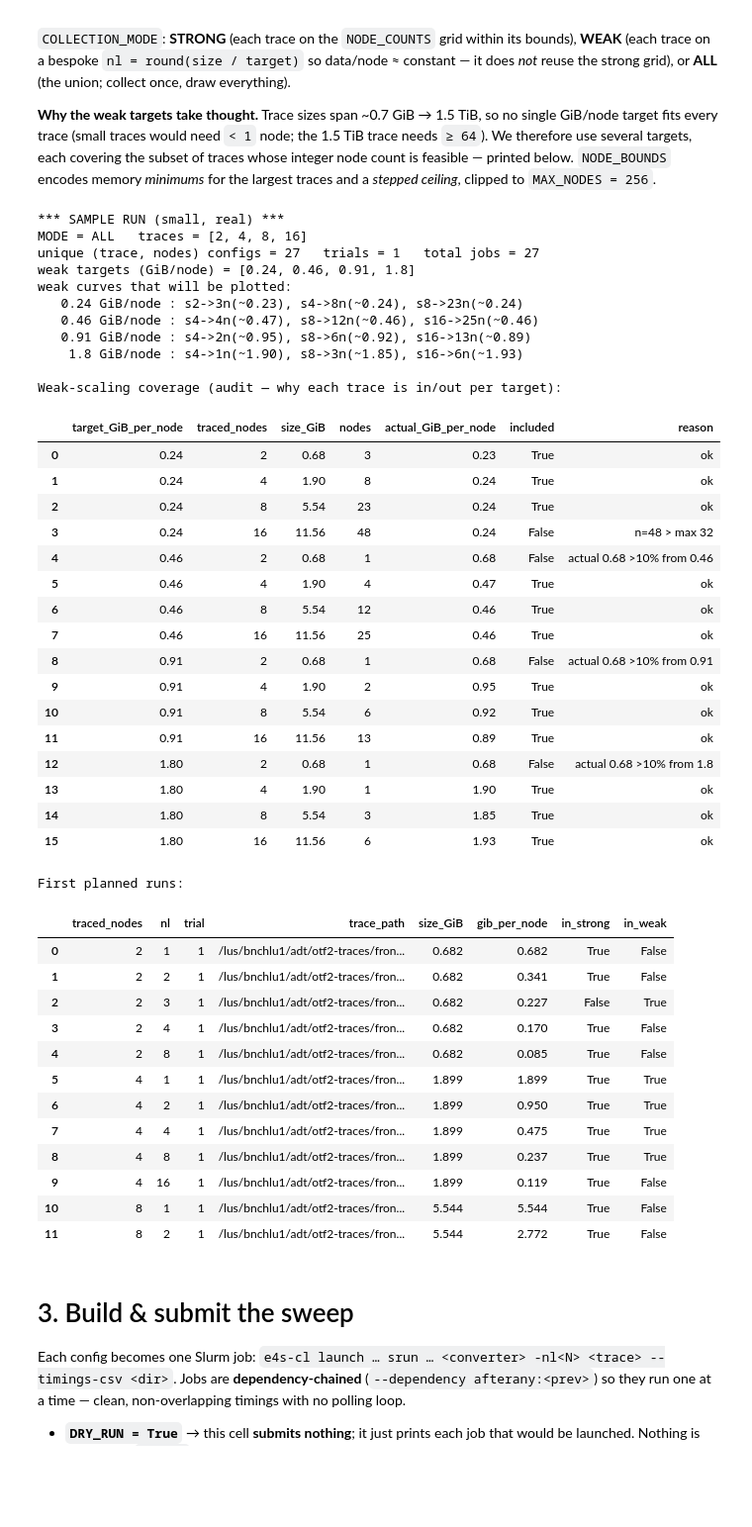
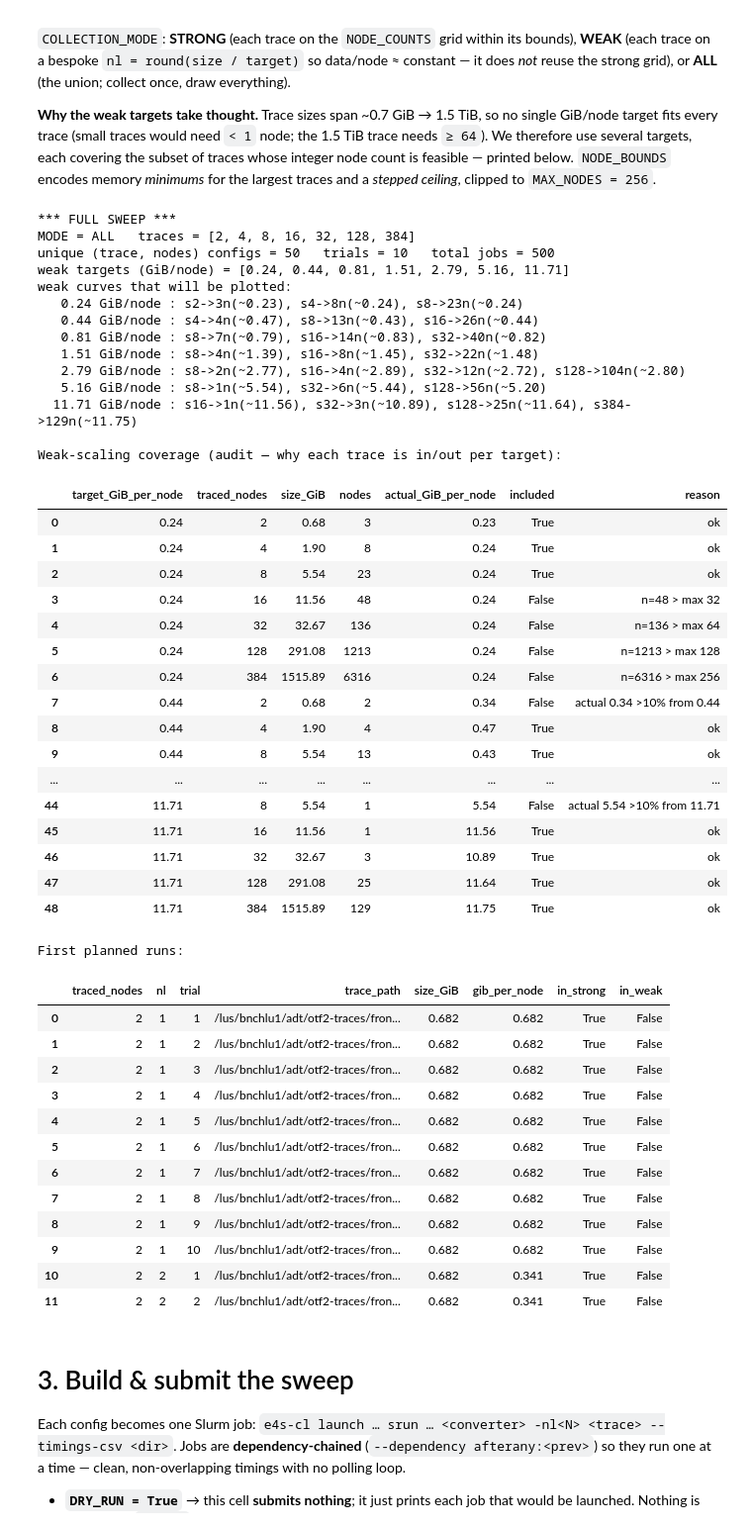
Before and after one commit to hpc-ai-adv-dev/fastotf2, a Jupyter notebook: workflows/scaling/converter-scaling-new.ipynb, the cells around one changed output. Shown at 99% size. Cells and saved outputs as stored; diff of their text form; code cells hidden in the pictures; blank space fills up the shorter version.

```diff
--- a/workflows/scaling/converter-scaling-new.ipynb
+++ b/workflows/scaling/converter-scaling-new.ipynb
@@ -219,7 +219,7 @@ integer node count is feasible — printed below. `NODE_BOUNDS` encodes memory *
 the largest traces and a *stepped ceiling*, clipped to `MAX_NODES = 256`.
 # %%
 # ============================ EXPERIMENT DESIGN ============================
-SAMPLE_RUN = True    # True: small but real matrix to check the pipeline + graphs.
+SAMPLE_RUN = False   # True: small but real matrix to check the pipeline + graphs.
                      # False: the full sweep.
 DRY_RUN    = False   # True: submit NOTHING in §3 — just print the jobs that WOULD run.
                      # (works with either the sample or the full matrix)
@@ -252,7 +252,7 @@ WEAK_TOLERANCE       = 0.1   # a trace joins curve g only if |actual - g| / g <=
 MIN_TRACES_PER_CURVE = 3     # a target must cover >= this many traces to be worth plotting
 
 # Repetition & Slurm knobs
-NUM_TRIALS       = 3
+NUM_TRIALS       = 10
 WARMUP           = False           # one unrecorded run per config before the timed trials
 WALLTIME         = "00:30:00"      # fixed; even the slowest jobs finish < 15 min
 EXCLUSIVE        = True            # #SBATCH --exclusive -> clean, non-shared perf numbers
@@ -369,66 +369,69 @@ plan = {
 }
 (RUN_DIR / "plan.json").write_text(json.dumps(plan, indent=2))
 
 # ---- Report the plan (so you see the cost before submitting) ----
 n_jobs = len(runs_df) + (len(configs) if WARMUP else 0)
 print("*** SAMPLE RUN (small, real) ***" if SAMPLE_RUN else "*** FULL SWEEP ***",
       "   [DRY RUN — nothing will be submitted]" if DRY_RUN else "")
 print(f"MODE = {COLLECTION_MODE}   traces = {TRACES_TO_INCLUDE}")
 print(f"unique (trace, nodes) configs = {len(configs)}   trials = {NUM_TRIALS}"
       f"   total jobs = {n_jobs}{' (incl. warmup)' if WARMUP else ''}")
 print(f"weak targets (GiB/node) = {weak_targets}")
 if weak_curves:
     print("weak curves that will be plotted:")
     for g, members in sorted(weak_curves.items()):
         pts = ", ".join(f"s{t}->{n}n(~{trace_sizes_gib[t] / n:.2f})" for t, n in sorted(members))
         print(f"  {g:>5} GiB/node : {pts}")
 print("\nWeak-scaling coverage (audit — why each trace is in/out per target):")
 display(weak_coverage_table(weak_targets))
 print("First planned runs:")
 display(runs_df.head(12))
 # %% [output]
-*** SAMPLE RUN (small, real) ***
-MODE = ALL   traces = [2, 4, 8, 16]
-unique (trace, nodes) configs = 27   trials = 1   total jobs = 27
-weak targets (GiB/node) = [0.24, 0.46, 0.91, 1.8]
+*** FULL SWEEP ***
+MODE = ALL   traces = [2, 4, 8, 16, 32, 128, 384]
+unique (trace, nodes) configs = 50   trials = 10   total jobs = 500
+weak targets (GiB/node) = [0.24, 0.44, 0.81, 1.51, 2.79, 5.16, 11.71]
 weak curves that will be plotted:
    0.24 GiB/node : s2->3n(~0.23), s4->8n(~0.24), s8->23n(~0.24)
-   0.46 GiB/node : s4->4n(~0.47), s8->12n(~0.46), s16->25n(~0.46)
-   0.91 GiB/node : s4->2n(~0.95), s8->6n(~0.92), s16->13n(~0.89)
-    1.8 GiB/node : s4->1n(~1.90), s8->3n(~1.85), s16->6n(~1.93)
+   0.44 GiB/node : s4->4n(~0.47), s8->13n(~0.43), s16->26n(~0.44)
+   0.81 GiB/node : s8->7n(~0.79), s16->14n(~0.83), s32->40n(~0.82)
+   1.51 GiB/node : s8->4n(~1.39), s16->8n(~1.45), s32->22n(~1.48)
+   2.79 GiB/node : s8->2n(~2.77), s16->4n(~2.89), s32->12n(~2.72), s128->104n(~2.80)
+   5.16 GiB/node : s8->1n(~5.54), s32->6n(~5.44), s128->56n(~5.20)
+  11.71 GiB/node : s16->1n(~11.56), s32->3n(~10.89), s128->25n(~11.64), s384->129n(~11.75)
 
 Weak-scaling coverage (audit — why each trace is in/out per target):
 |  | target_GiB_per_node | traced_nodes | size_GiB | nodes | actual_GiB_per_node | included | reason |
 | 0 | 0.24 | 2 | 0.68 | 3 | 0.23 | True | ok |
 | 1 | 0.24 | 4 | 1.90 | 8 | 0.24 | True | ok |
 | 2 | 0.24 | 8 | 5.54 | 23 | 0.24 | True | ok |
 | 3 | 0.24 | 16 | 11.56 | 48 | 0.24 | False | n=48 > max 32 |
-| 4 | 0.46 | 2 | 0.68 | 1 | 0.68 | False | actual 0.68 >10% from 0.46 |
-| 5 | 0.46 | 4 | 1.90 | 4 | 0.47 | True | ok |
-| 6 | 0.46 | 8 | 5.54 | 12 | 0.46 | True | ok |
-| 7 | 0.46 | 16 | 11.56 | 25 | 0.46 | True | ok |
-| 8 | 0.91 | 2 | 0.68 | 1 | 0.68 | False | actual 0.68 >10% from 0.91 |
-| 9 | 0.91 | 4 | 1.90 | 2 | 0.95 | True | ok |
-| 10 | 0.91 | 8 | 5.54 | 6 | 0.92 | True | ok |
-| 11 | 0.91 | 16 | 11.56 | 13 | 0.89 | True | ok |
-| 12 | 1.80 | 2 | 0.68 | 1 | 0.68 | False | actual 0.68 >10% from 1.8 |
-| 13 | 1.80 | 4 | 1.90 | 1 | 1.90 | True | ok |
-| 14 | 1.80 | 8 | 5.54 | 3 | 1.85 | True | ok |
-| 15 | 1.80 | 16 | 11.56 | 6 | 1.93 | True | ok |
+| 4 | 0.24 | 32 | 32.67 | 136 | 0.24 | False | n=136 > max 64 |
+| 5 | 0.24 | 128 | 291.08 | 1213 | 0.24 | False | n=1213 > max 128 |
+| 6 | 0.24 | 384 | 1515.89 | 6316 | 0.24 | False | n=6316 > max 256 |
+| 7 | 0.44 | 2 | 0.68 | 2 | 0.34 | False | actual 0.34 >10% from 0.44 |
+| 8 | 0.44 | 4 | 1.90 | 4 | 0.47 | True | ok |
+| 9 | 0.44 | 8 | 5.54 | 13 | 0.43 | True | ok |
+| ... | ... | ... | ... | ... | ... | ... | ... |
+| 44 | 11.71 | 8 | 5.54 | 1 | 5.54 | False | actual 5.54 >10% from 11.71 |
+| 45 | 11.71 | 16 | 11.56 | 1 | 11.56 | True | ok |
+| 46 | 11.71 | 32 | 32.67 | 3 | 10.89 | True | ok |
+| 47 | 11.71 | 128 | 291.08 | 25 | 11.64 | True | ok |
+| 48 | 11.71 | 384 | 1515.89 | 129 | 11.75 | True | ok |
 First planned runs:
 |  | traced_nodes | nl | trial | trace_path | size_GiB | gib_per_node | in_strong | in_weak |
 | 0 | 2 | 1 | 1 | /lus/bnchlu1/adt/otf2-traces/fron... | 0.682 | 0.682 | True | False |
-| 1 | 2 | 2 | 1 | /lus/bnchlu1/adt/otf2-traces/fron... | 0.682 | 0.341 | True | False |
-| 2 | 2 | 3 | 1 | /lus/bnchlu1/adt/otf2-traces/fron... | 0.682 | 0.227 | False | True |
-| 3 | 2 | 4 | 1 | /lus/bnchlu1/adt/otf2-traces/fron... | 0.682 | 0.170 | True | False |
-| 4 | 2 | 8 | 1 | /lus/bnchlu1/adt/otf2-traces/fron... | 0.682 | 0.085 | True | False |
-| 5 | 4 | 1 | 1 | /lus/bnchlu1/adt/otf2-traces/fron... | 1.899 | 1.899 | True | True |
-| 6 | 4 | 2 | 1 | /lus/bnchlu1/adt/otf2-traces/fron... | 1.899 | 0.950 | True | True |
-| 7 | 4 | 4 | 1 | /lus/bnchlu1/adt/otf2-traces/fron... | 1.899 | 0.475 | True | True |
-| 8 | 4 | 8 | 1 | /lus/bnchlu1/adt/otf2-traces/fron... | 1.899 | 0.237 | True | True |
-| 9 | 4 | 16 | 1 | /lus/bnchlu1/adt/otf2-traces/fron... | 1.899 | 0.119 | True | False |
-| 10 | 8 | 1 | 1 | /lus/bnchlu1/adt/otf2-traces/fron... | 5.544 | 5.544 | True | False |
-| 11 | 8 | 2 | 1 | /lus/bnchlu1/adt/otf2-traces/fron... | 5.544 | 2.772 | True | False |
+| 1 | 2 | 1 | 2 | /lus/bnchlu1/adt/otf2-traces/fron... | 0.682 | 0.682 | True | False |
+| 2 | 2 | 1 | 3 | /lus/bnchlu1/adt/otf2-traces/fron... | 0.682 | 0.682 | True | False |
+| 3 | 2 | 1 | 4 | /lus/bnchlu1/adt/otf2-traces/fron... | 0.682 | 0.682 | True | False |
+| 4 | 2 | 1 | 5 | /lus/bnchlu1/adt/otf2-traces/fron... | 0.682 | 0.682 | True | False |
+| 5 | 2 | 1 | 6 | /lus/bnchlu1/adt/otf2-traces/fron... | 0.682 | 0.682 | True | False |
+| 6 | 2 | 1 | 7 | /lus/bnchlu1/adt/otf2-traces/fron... | 0.682 | 0.682 | True | False |
+| 7 | 2 | 1 | 8 | /lus/bnchlu1/adt/otf2-traces/fron... | 0.682 | 0.682 | True | False |
+| 8 | 2 | 1 | 9 | /lus/bnchlu1/adt/otf2-traces/fron... | 0.682 | 0.682 | True | False |
+| 9 | 2 | 1 | 10 | /lus/bnchlu1/adt/otf2-traces/fron... | 0.682 | 0.682 | True | False |
+| 10 | 2 | 2 | 1 | /lus/bnchlu1/adt/otf2-traces/fron... | 0.682 | 0.341 | True | False |
+| 11 | 2 | 2 | 2 | /lus/bnchlu1/adt/otf2-traces/fron... | 0.682 | 0.341 | True | False |
 # %% [markdown]
 # 3. Build & submit the sweep
 
```
Also changed, not shown: parts of 9 cells of this notebook, 2 other files.
